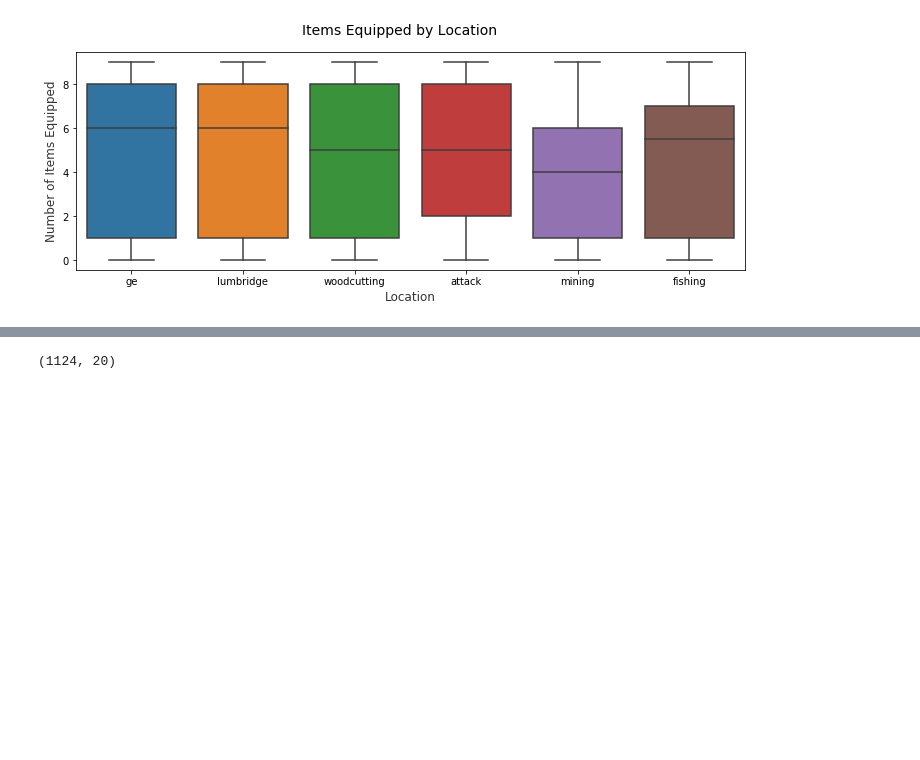
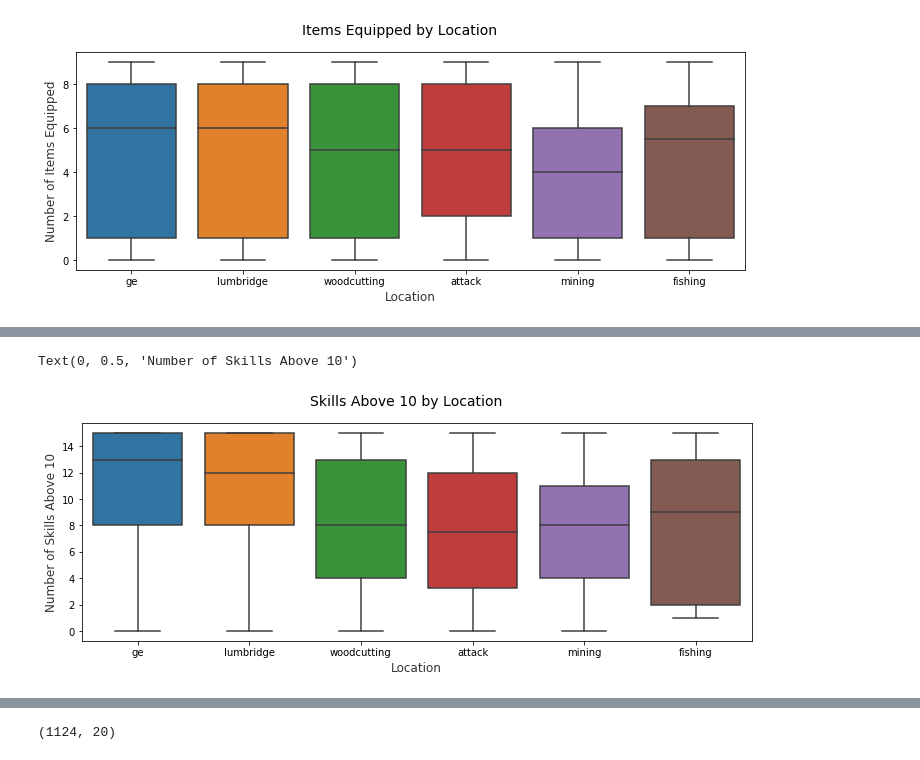
Before and after one commit to chriskok/BotClassification-OSRS, a Jupyter notebook: EDA.ipynb, the cells around one changed output, grey strips where cells are left out. Saved outputs shown, nothing was run; the diff lists cells and outputs as text; code cells hidden in the pictures; blank space fills up the shorter version.

```diff
--- a/EDA.ipynb
+++ b/EDA.ipynb
@@ -261,3 +282,14 @@ Text(0, 0.5, 'Number of Items Equipped')
+# %%
+# Box Plots
+f, (ax) = plt.subplots(1, 1, figsize=(12, 4))
+f.suptitle('Skills Above 10 by Location', fontsize=14)
+
+sns.boxplot(x="Location", y="skills_above_10", data=eng_df,  ax=ax)
+ax.set_xlabel("Location",size = 12,alpha=0.8)
+ax.set_ylabel("Number of Skills Above 10",size = 12,alpha=0.8)
+# %% [output]
+Text(0, 0.5, 'Number of Skills Above 10')
+[figure, added]
 # %%
 f2p_array = ['Attack', 'Defence', 'Strength','Hitpoints', 'Ranged', 'Prayer', 'Magic', 'Cooking', 'Woodcutting',\
            'Runecrafting', 'Fishing', 'Firemaking', 'Crafting', 'Smithing', 'Mining']
```
Also changed, not shown: parts of 2 cells of this notebook.
